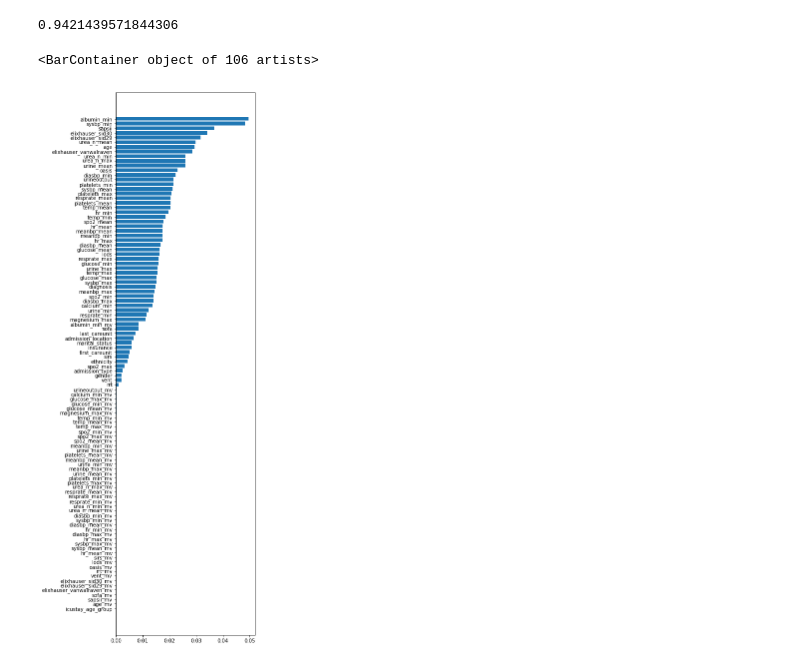
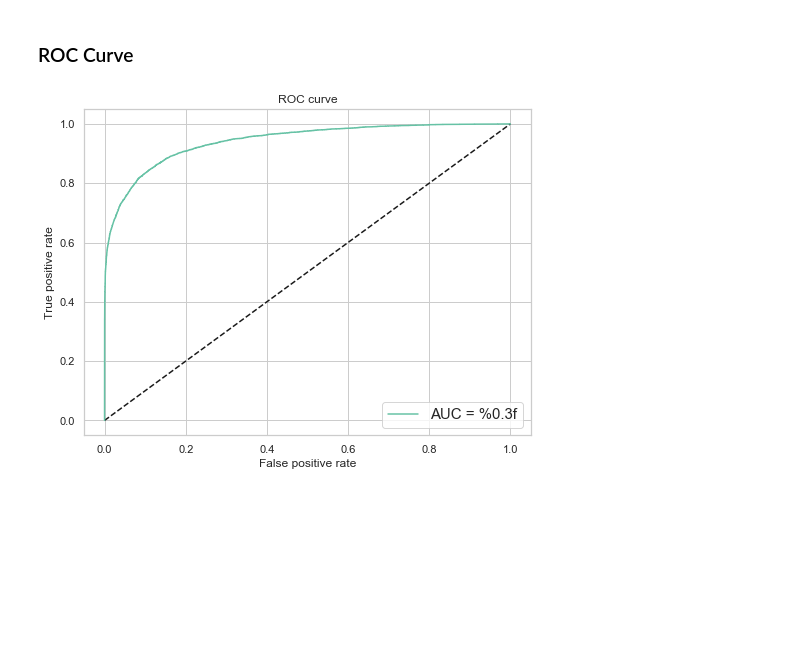
Before and after one commit to NicolasHu11/Short-Long-Term-Mortality-Prediction, a Jupyter notebook: Process Books/Random Forest 1 Year.ipynb, the cells around one changed output. Cells and saved outputs as stored; diff of their text form; code cells hidden in the pictures; blank space fills up the shorter version.

```diff
--- a/Process Books/Random Forest 1 Year.ipynb
+++ b/Process Books/Random Forest 1 Year.ipynb
@@ -87,4 +81,7 @@ plt.plot(fpr,tpr)
+# %% [markdown]
+### ROC Curve
 # %%
-auc(fpr, tpr)
+auc = auc(fpr, tpr)
+plot_ROC(fpr, tpr, auc)
 # %% [output]
-0.9421439571844306
+[figure, added]
@@ -97,6 +87,0 @@ a = [list(x) for x in zip(*sorted(zip(names, values), key=itemgetter(1)))]
-# %%
-plt.figure(figsize=(5, 20))
-plt.barh(a[0],a[1])
-# %% [output]
-<BarContainer object of 106 artists>
-[figure, removed]
```
Also changed, not shown: parts of 24 cells of this notebook, 3 other files.
